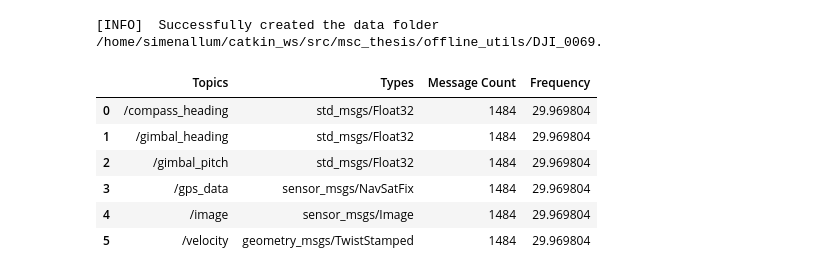
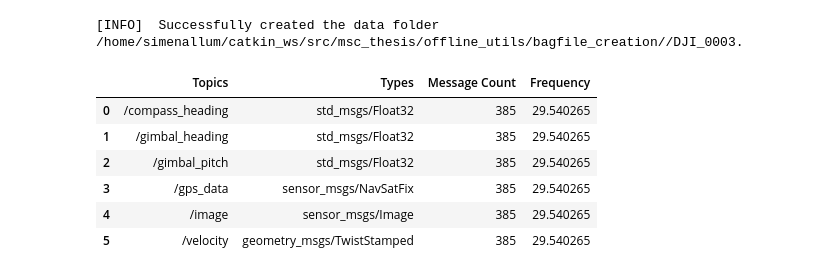
Before and after one commit to simenallum/msc_thesis, a Jupyter notebook: offline_utils/bagfile_creation/analyse_test_data_bags.ipynb, the cells around one changed output. Drawn from its saved outputs; the diff is of its cells as text; code cells hidden in the pictures.

```diff
--- a/offline_utils/bagfile_creation/analyse_test_data_bags.ipynb
+++ b/offline_utils/bagfile_creation/analyse_test_data_bags.ipynb
@@ -65,15 +65,15 @@ def df_from_pose_to_euler(df):
 
     return df_gt_euler
 # %%
-b = bagreader('/home/simenallum/catkin_ws/src/msc_thesis/offline_utils/DJI_0069.bag')
+b = bagreader('/home/simenallum/catkin_ws/src/msc_thesis/offline_utils/bagfile_creation//DJI_0003.bag')
 
 b.topic_table
 # %% [output]
-[INFO]  Successfully created the data folder /home/simenallum/catkin_ws/src/msc_thesis/offline_utils/DJI_0069.
+[INFO]  Successfully created the data folder /home/simenallum/catkin_ws/src/msc_thesis/offline_utils/bagfile_creation//DJI_0003.
 |  | Topics | Types | Message Count | Frequency |
-| 0 | /compass_heading | std_msgs/Float32 | 1484 | 29.969804 |
-| 1 | /gimbal_heading | std_msgs/Float32 | 1484 | 29.969804 |
-| 2 | /gimbal_pitch | std_msgs/Float32 | 1484 | 29.969804 |
-| 3 | /gps_data | sensor_msgs/NavSatFix | 1484 | 29.969804 |
-| 4 | /image | sensor_msgs/Image | 1484 | 29.969804 |
-| 5 | /velocity | geometry_msgs/TwistStamped | 1484 | 29.969804 |
+| 0 | /compass_heading | std_msgs/Float32 | 385 | 29.540265 |
+| 1 | /gimbal_heading | std_msgs/Float32 | 385 | 29.540265 |
+| 2 | /gimbal_pitch | std_msgs/Float32 | 385 | 29.540265 |
+| 3 | /gps_data | sensor_msgs/NavSatFix | 385 | 29.540265 |
+| 4 | /image | sensor_msgs/Image | 385 | 29.540265 |
+| 5 | /velocity | geometry_msgs/TwistStamped | 385 | 29.540265 |
```
Also changed, not shown: parts of 2 cells of this notebook, 7 other files.
